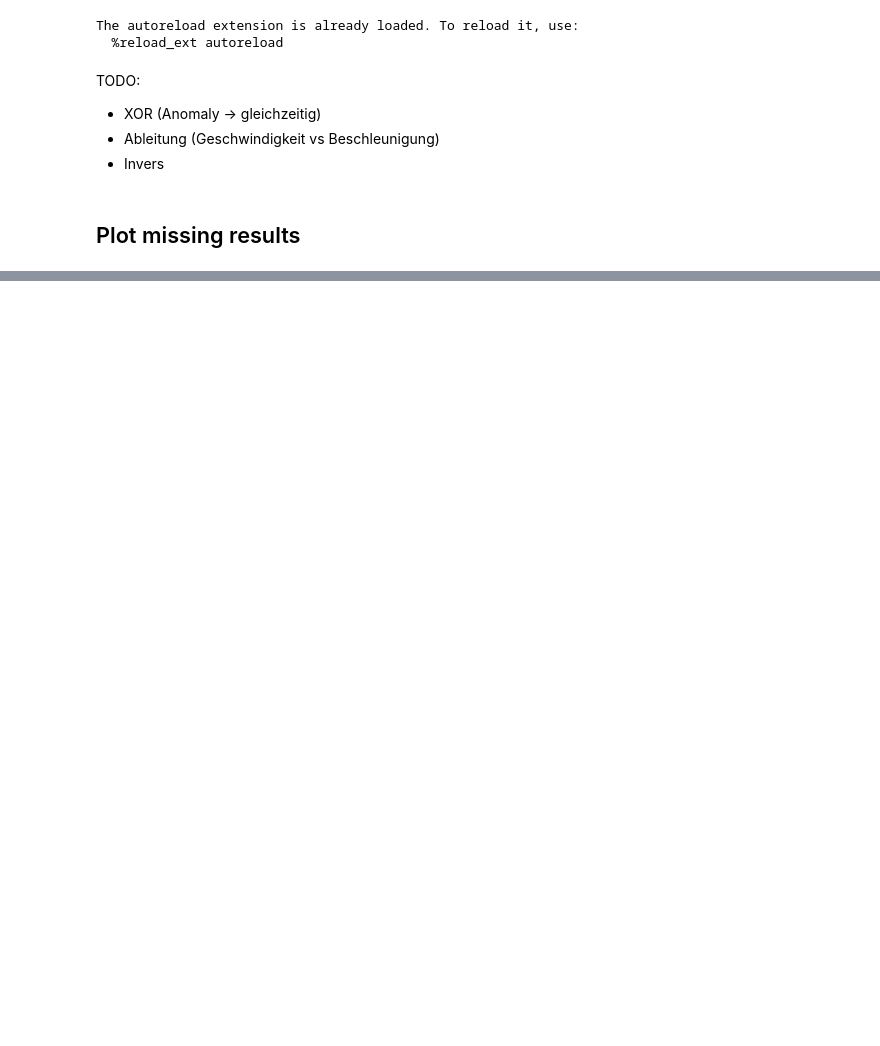
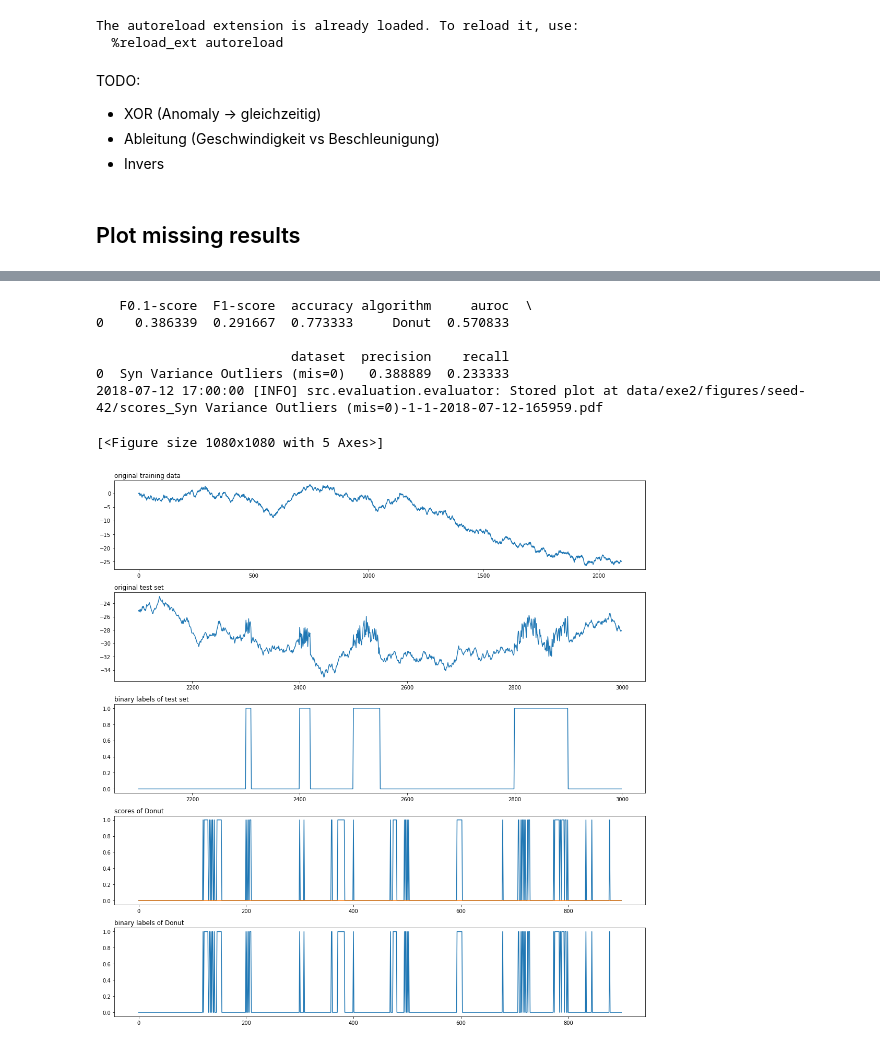
Before and after one commit to KDD-OpenSource/DeepADoTS, a Jupyter notebook: notebooks/3.1-tk-plot-missing.ipynb, the cells around one changed output, grey strips where cells are left out. Saved outputs shown, nothing was run; the diff lists cells and outputs as text; code cells hidden in the pictures; blank space fills up the shorter version.

```diff
--- a/notebooks/3.1-tk-plot-missing.ipynb
+++ b/notebooks/3.1-tk-plot-missing.ipynb
@@ -102,0 +151,12 @@ fig = evaluator2.plot_experiment_comparison('Missing')
+# %%
+print(ev2.benchmark_results)
+ev2.plot_scores(9)
+# %% [output]
+   F0.1-score  F1-score  accuracy algorithm     auroc  \
+0    0.386339  0.291667  0.773333     Donut  0.570833
+
+                         dataset  precision    recall
+0  Syn Variance Outliers (mis=0)   0.388889  0.233333
+2018-07-12 17:00:00 [INFO] src.evaluation.evaluator: Stored plot at data/exe2/figures/seed-42/scores_Syn Variance Outliers (mis=0)-1-1-2018-07-12-165959.pdf
+[<Figure size 1080x1080 with 5 Axes>]
+[figure, added]
```
Also changed, not shown: parts of 15 cells of this notebook, 3 other files.
